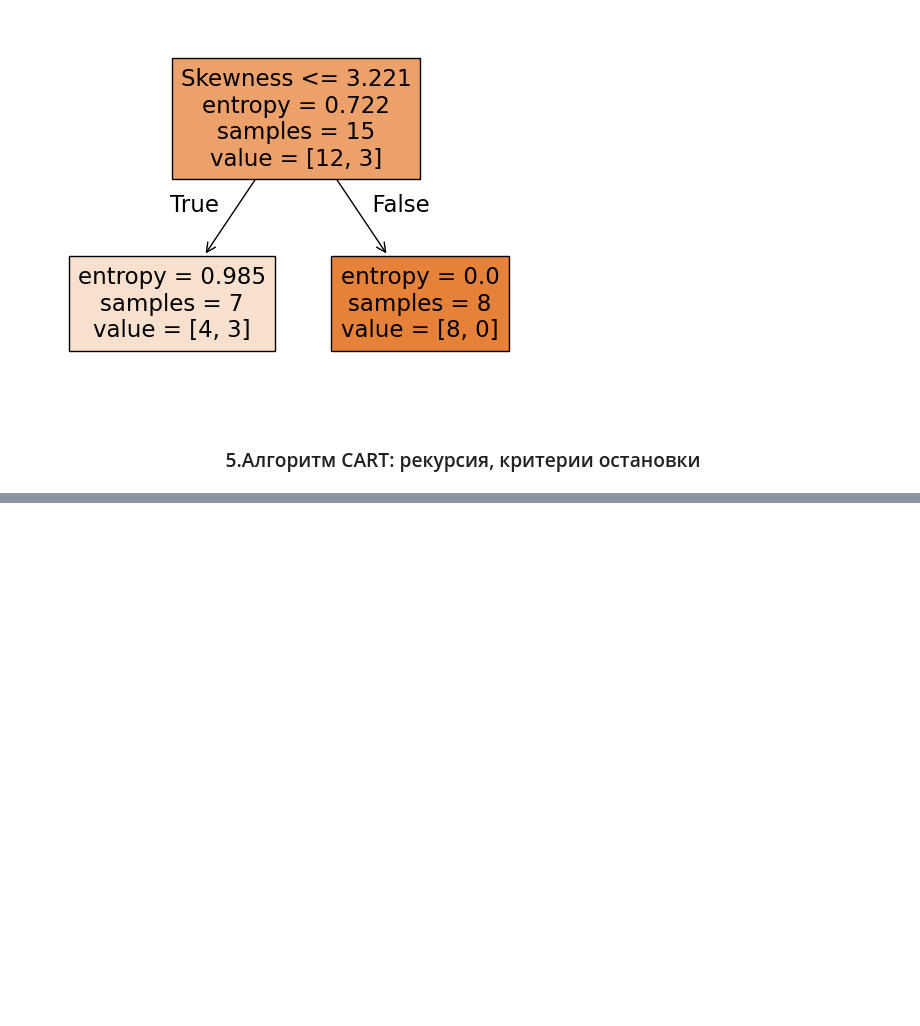
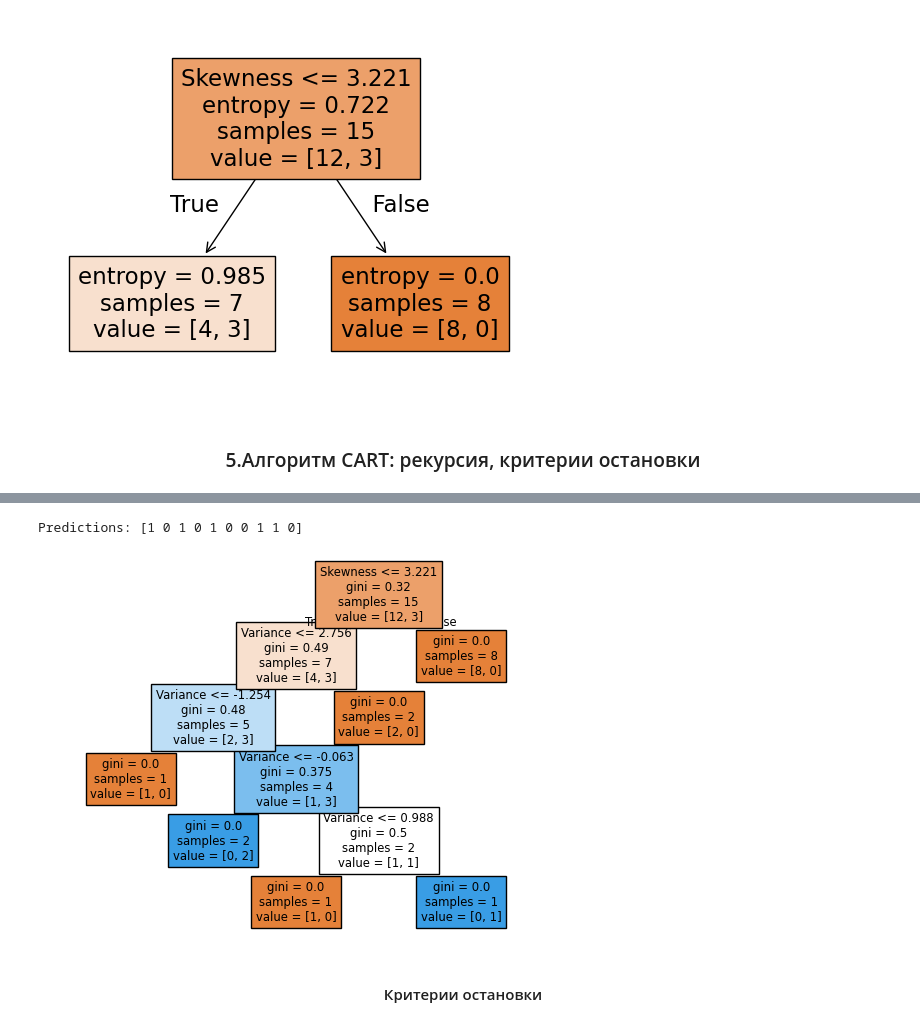
Before and after one commit to Kagemushe/sf_data_science, a Jupyter notebook: Block_6/Block_6_2.ipynb, the cells around one changed output, grey strips where cells are left out. Cells and saved outputs as stored; diff of their text form; code cells hidden in the pictures; blank space fills up the shorter version.

```diff
--- a/Block_6/Block_6_2.ipynb
+++ b/Block_6/Block_6_2.ipynb
@@ -298,0 +421,32 @@ tree.plot_tree(
+# %%
+# Предсказываем целевую переменную
+y_pred = predict(decision_tree, X)
+print('Predictions: {}'.format(y_pred))
+# %% [output]
+Predictions: [1 0 1 0 1 0 0 1 1 0]
+# %%
+# Задание 5.3
+
+bill_data = pd.read_csv('C:\\IDE\\data\\Block_6\\bill_authentication.csv')
+bill_sample = bill_data[['Variance', 'Skewness', 'Class']].sample(
+    n=15,
+    random_state=42,
+    ignore_index=True
+)
+# Создаём обучающую выборку
+X = bill_sample[['Variance', 'Skewness']]
+y = bill_sample['Class']
+
+dt = tree.DecisionTreeClassifier(random_state=0)
+dt.fit(X,y)
+
+tree.plot_tree(
+    decision_tree=dt,
+    feature_names=list(X.columns),
+    filled=True,
+    impurity=True
+);
+# %% [output]
+[figure, added]
+# %% [markdown]
+#### <center>Критерии остановки<center>
```
Also changed, not shown: parts of 26 cells of this notebook.
